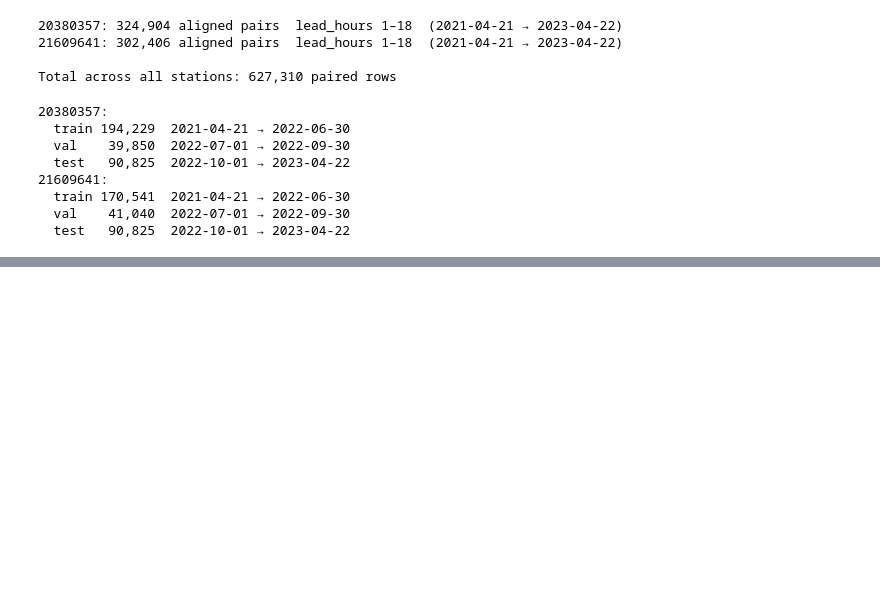
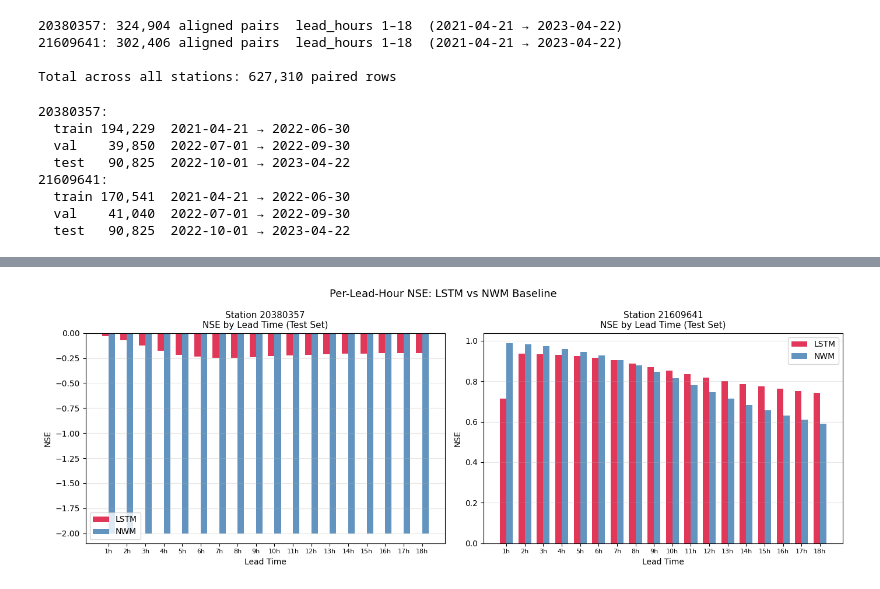
Before and after one commit to malloryr810/AI-Final-Project-GroupRRM, a Jupyter notebook: Forecastset.ipynb, the cells around one changed output, grey strips where cells are left out. Cells and saved outputs as stored; diff of their text form; code cells hidden in the pictures; blank space fills up the shorter version.

```diff
--- a/Forecastset.ipynb
+++ b/Forecastset.ipynb
@@ -578,0 +663,40 @@ for station_name, sd in seq_data.items():
+# %%
+lead_hours = np.arange(1, SEQ_LEN + 1)
+bar_width   = 0.35
+x           = np.arange(SEQ_LEN)
+
+fig, axes = plt.subplots(1, len(seq_data), figsize=(7 * len(seq_data), 5), sharey=False)
+if len(seq_data) == 1:
+    axes = [axes]
+
+for ax, (station_name, sd) in zip(axes, seq_data.items()):
+    scaler = sd['scaler']
+    y_pred_scaled = models[station_name].predict(sd['X_test'], verbose=0)
+
+    obs  = _inv_col(sd['y_test'],   scaler, col=1)
+    pred = _inv_col(y_pred_scaled,  scaler, col=1)
+    nwm  = _inv_col(sd['nwm_test'], scaler, col=0)
+
+    lstm_nse_per_lead = [nse(obs[:, l], pred[:, l]) for l in range(SEQ_LEN)]
+    nwm_nse_per_lead  = [nse(obs[:, l], nwm[:, l])  for l in range(SEQ_LEN)]
+
+    nwm_plot = np.clip(nwm_nse_per_lead, -2.0, 1.0)
+
+    ax.bar(x - bar_width / 2, lstm_nse_per_lead, bar_width, label='LSTM', color='crimson',   alpha=0.85)
+    ax.bar(x + bar_width / 2, nwm_plot,          bar_width, label='NWM',  color='steelblue', alpha=0.85)
+
+    ax.axhline(0, color='black', lw=0.8, linestyle='--', alpha=0.5)
+    ax.set_xticks(x)
+    ax.set_xticklabels([f'{h}h' for h in lead_hours], fontsize=8)
+    ax.set_xlabel('Lead Time')
+    ax.set_ylabel('NSE')
+    ax.set_title(f'Station {station_name}\nNSE by Lead Time (Test Set)', fontsize=11)
+    ax.legend()
+    ax.grid(axis='y', alpha=0.3)
+
+fig.suptitle('Per-Lead-Hour NSE: LSTM vs NWM Baseline', fontsize=13)
+fig.tight_layout()
+plt.savefig('per_lead_nse.png', dpi=150, bbox_inches='tight')
+plt.show()
+# %% [output]
+[figure, added]
```
Also changed, not shown: parts of 7 cells of this notebook.
